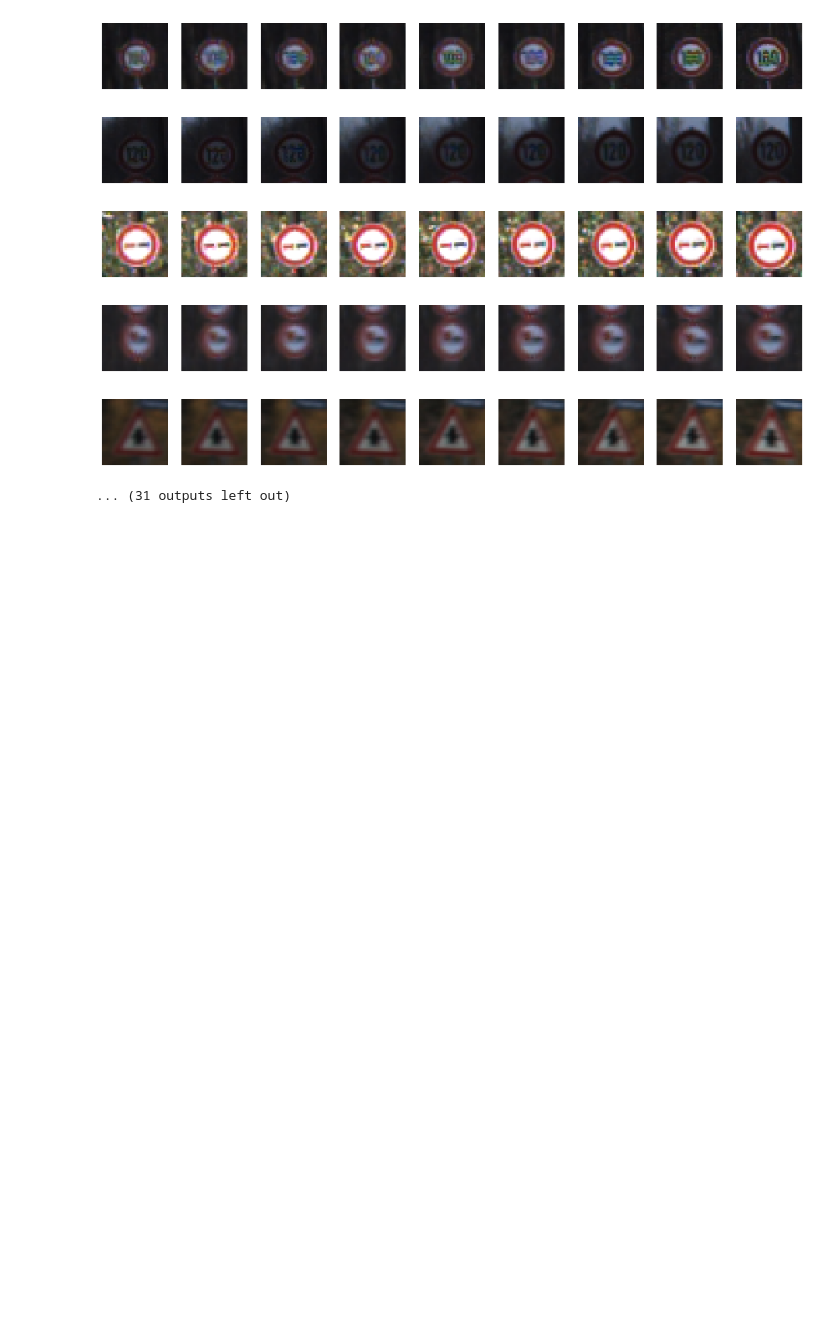
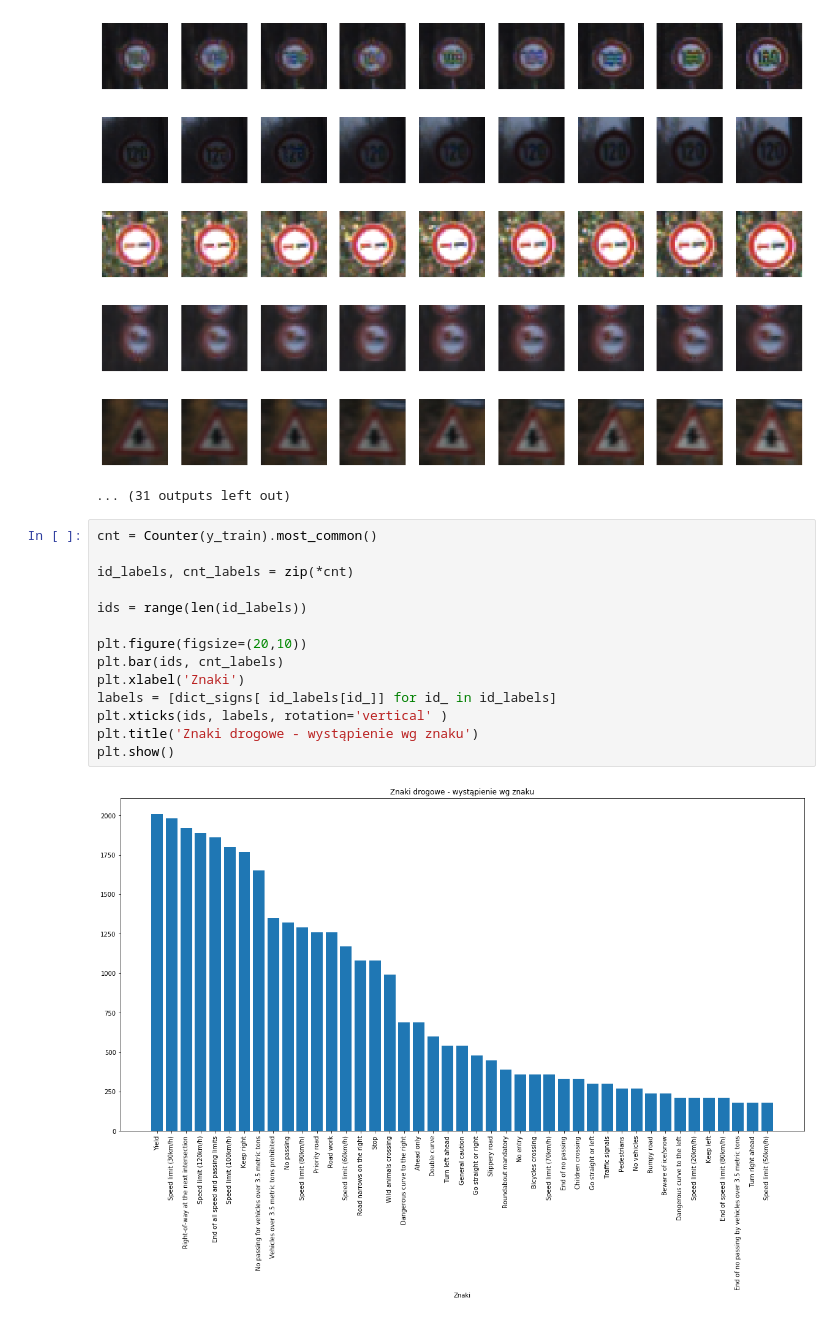
Before and after one commit to AardJan/dw_matrix, a Jupyter notebook: matrix_three/matrix3_day2.ipynb, the cells around one changed output. Drawn from its saved outputs; the diff is of its cells as text; blank space fills up the shorter version.

```diff
--- a/matrix_three/matrix3_day2.ipynb
+++ b/matrix_three/matrix3_day2.ipynb
@@ -69,3 +70,19 @@ for id_sign in dict_signs.keys():
 [figure]
 [figure]
 ... (31 outputs left out)
+# %%
+cnt = Counter(y_train).most_common()
+
+id_labels, cnt_labels = zip(*cnt)
+
+ids = range(len(id_labels))
+
+plt.figure(figsize=(20,10))
+plt.bar(ids, cnt_labels)
+plt.xlabel('Znaki')
+labels = [dict_signs[ id_labels[id_]] for id_ in id_labels]
+plt.xticks(ids, labels, rotation='vertical' )
+plt.title('Znaki drogowe - wystąpienie wg znaku')
+plt.show()
+# %% [output]
+[figure, added]
```
Also changed, not shown: parts of 1 cell of this notebook, 1 other file.
